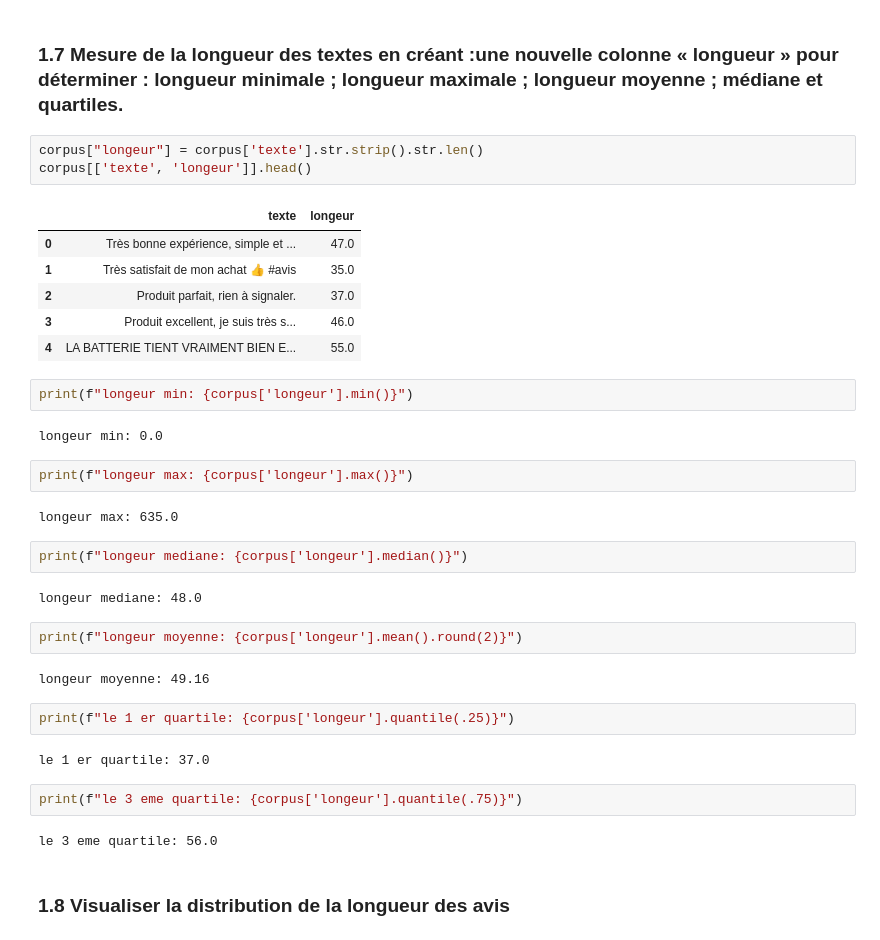
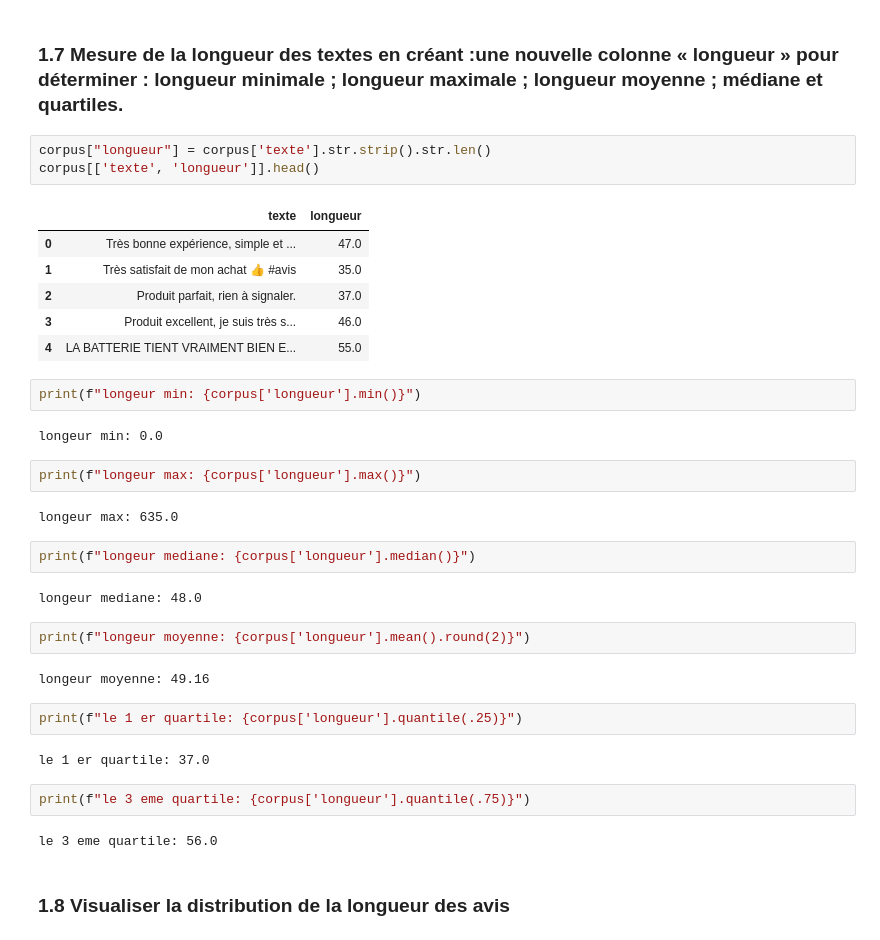
Before and after one commit to Alassanee/atelier_prepa_donnees_textuelles, a Jupyter notebook: notebooks/atelier_prepa_donnees_textuelles.ipynb, the cells around one changed output. Drawn from its saved outputs; the diff is of its cells as text.

```diff
--- a/notebooks/atelier_prepa_donnees_textuelles.ipynb
+++ b/notebooks/atelier_prepa_donnees_textuelles.ipynb
@@ -192,37 +199,37 @@ corpus[masque_repetition][['texte']].head(5)
 # %% [markdown]
 ### **1.7 Mesure de la longueur des textes en créant :une nouvelle colonne « longueur » pour déterminer : longueur minimale ; longueur maximale ; longueur moyenne ; médiane et quartiles.**
 # %%
-corpus["longeur"] = corpus['texte'].str.strip().str.len()
-corpus[['texte', 'longeur']].head()
+corpus["longueur"] = corpus['texte'].str.strip().str.len()
+corpus[['texte', 'longueur']].head()
 # %% [output]
-|  | texte | longeur |
+|  | texte | longueur |
 | 0 | Très bonne expérience, simple et ... | 47.0 |
 | 1 | Très satisfait de mon achat 👍 #avis | 35.0 |
 | 2 | Produit parfait, rien à signaler. | 37.0 |
 | 3 | Produit excellent, je suis très s... | 46.0 |
 | 4 | LA BATTERIE TIENT VRAIMENT BIEN E... | 55.0 |
 # %%
-print(f"longeur min: {corpus['longeur'].min()}")
+print(f"longeur min: {corpus['longueur'].min()}")
 # %% [output]
 longeur min: 0.0
 # %%
-print(f"longeur max: {corpus['longeur'].max()}")
+print(f"longeur max: {corpus['longueur'].max()}")
 # %% [output]
 longeur max: 635.0
 # %%
-print(f"longeur mediane: {corpus['longeur'].median()}")
+print(f"longeur mediane: {corpus['longueur'].median()}")
 # %% [output]
 longeur mediane: 48.0
 # %%
-print(f"longeur moyenne: {corpus['longeur'].mean().round(2)}")
+print(f"longeur moyenne: {corpus['longueur'].mean().round(2)}")
 # %% [output]
 longeur moyenne: 49.16
 # %%
-print(f"le 1 er quartile: {corpus['longeur'].quantile(.25)}")
+print(f"le 1 er quartile: {corpus['longueur'].quantile(.25)}")
 # %% [output]
 le 1 er quartile: 37.0
 # %%
-print(f"le 3 eme quartile: {corpus['longeur'].quantile(.75)}")
+print(f"le 3 eme quartile: {corpus['longueur'].quantile(.75)}")
 # %% [output]
 le 3 eme quartile: 56.0
 # %% [markdown]
```
Also changed, not shown: parts of 6 cells of this notebook.
